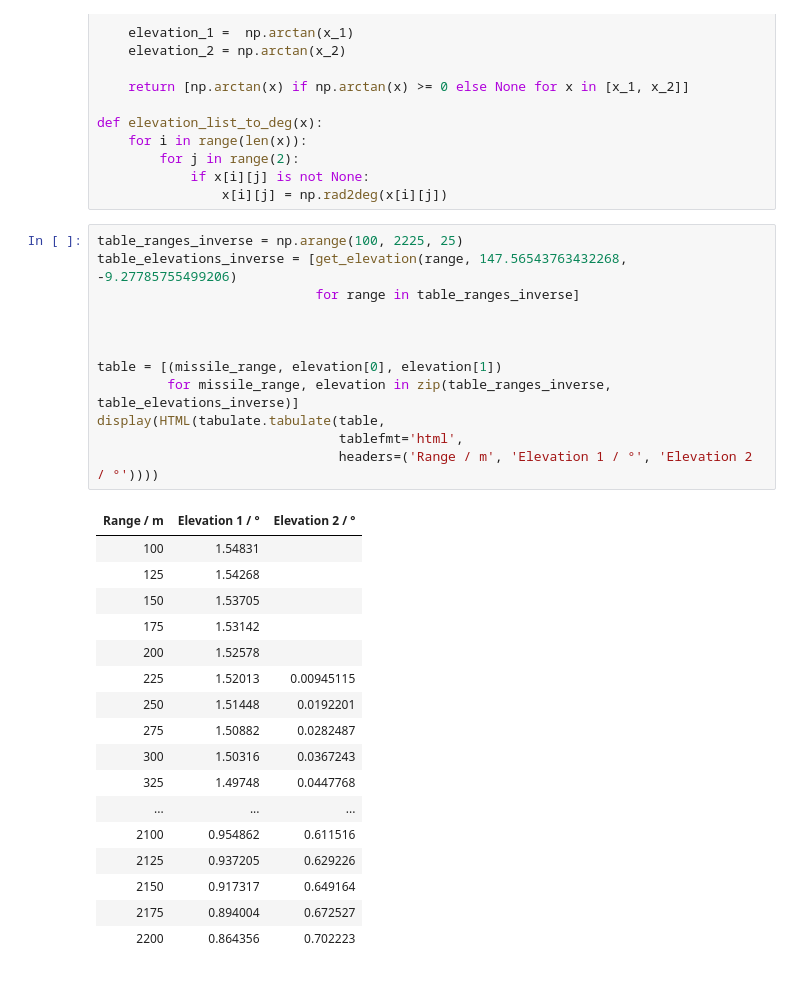
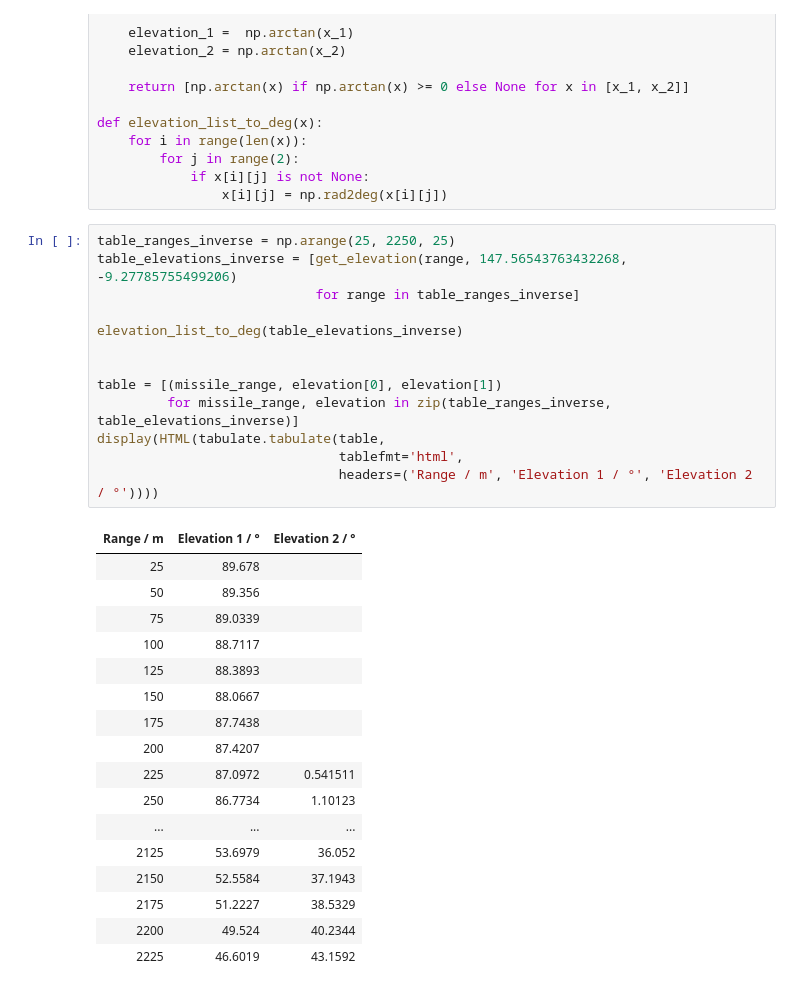
Before and after one commit to tanuki-bellydrum/squad-rocket-range-table, a Jupyter notebook: rocket_range_table.ipynb, the cells around one changed output. Drawn from its saved outputs; the diff is of its cells as text.

Commit message:
Use degrees instead of radians for inverse table

```diff
--- a/rocket_range_table.ipynb
+++ b/rocket_range_table.ipynb
@@ -265,32 +265,33 @@ def elevation_list_to_deg(x):
             if x[i][j] is not None:
                 x[i][j] = np.rad2deg(x[i][j])
 # %%
-table_ranges_inverse = np.arange(100, 2225, 25)
+table_ranges_inverse = np.arange(25, 2250, 25)
 table_elevations_inverse = [get_elevation(range, 147.56543763432268, -9.27785755499206)
                             for range in table_ranges_inverse]
 
+elevation_list_to_deg(table_elevations_inverse)
 
 
 table = [(missile_range, elevation[0], elevation[1])
          for missile_range, elevation in zip(table_ranges_inverse, table_elevations_inverse)]
 display(HTML(tabulate.tabulate(table,
                                tablefmt='html',
                                headers=('Range / m', 'Elevation 1 / °', 'Elevation 2 / °'))))
 # %% [output]
 | Range / m | Elevation 1 / ° | Elevation 2 / ° |
-| 100 | 1.54831 |  |
-| 125 | 1.54268 |  |
-| 150 | 1.53705 |  |
-| 175 | 1.53142 |  |
-| 200 | 1.52578 |  |
-| 225 | 1.52013 | 0.00945115 |
-| 250 | 1.51448 | 0.0192201 |
-| 275 | 1.50882 | 0.0282487 |
-| 300 | 1.50316 | 0.0367243 |
-| 325 | 1.49748 | 0.0447768 |
+| 25 | 89.678 |  |
+| 50 | 89.356 |  |
+| 75 | 89.0339 |  |
+| 100 | 88.7117 |  |
+| 125 | 88.3893 |  |
+| 150 | 88.0667 |  |
+| 175 | 87.7438 |  |
+| 200 | 87.4207 |  |
+| 225 | 87.0972 | 0.541511 |
+| 250 | 86.7734 | 1.10123 |
 | ... | ... | ... |
-| 2100 | 0.954862 | 0.611516 |
-| 2125 | 0.937205 | 0.629226 |
-| 2150 | 0.917317 | 0.649164 |
-| 2175 | 0.894004 | 0.672527 |
-| 2200 | 0.864356 | 0.702223 |
+| 2125 | 53.6979 | 36.052 |
+| 2150 | 52.5584 | 37.1943 |
+| 2175 | 51.2227 | 38.5329 |
+| 2200 | 49.524 | 40.2344 |
+| 2225 | 46.6019 | 43.1592 |
```
Also changed, not shown: 1 other file.
